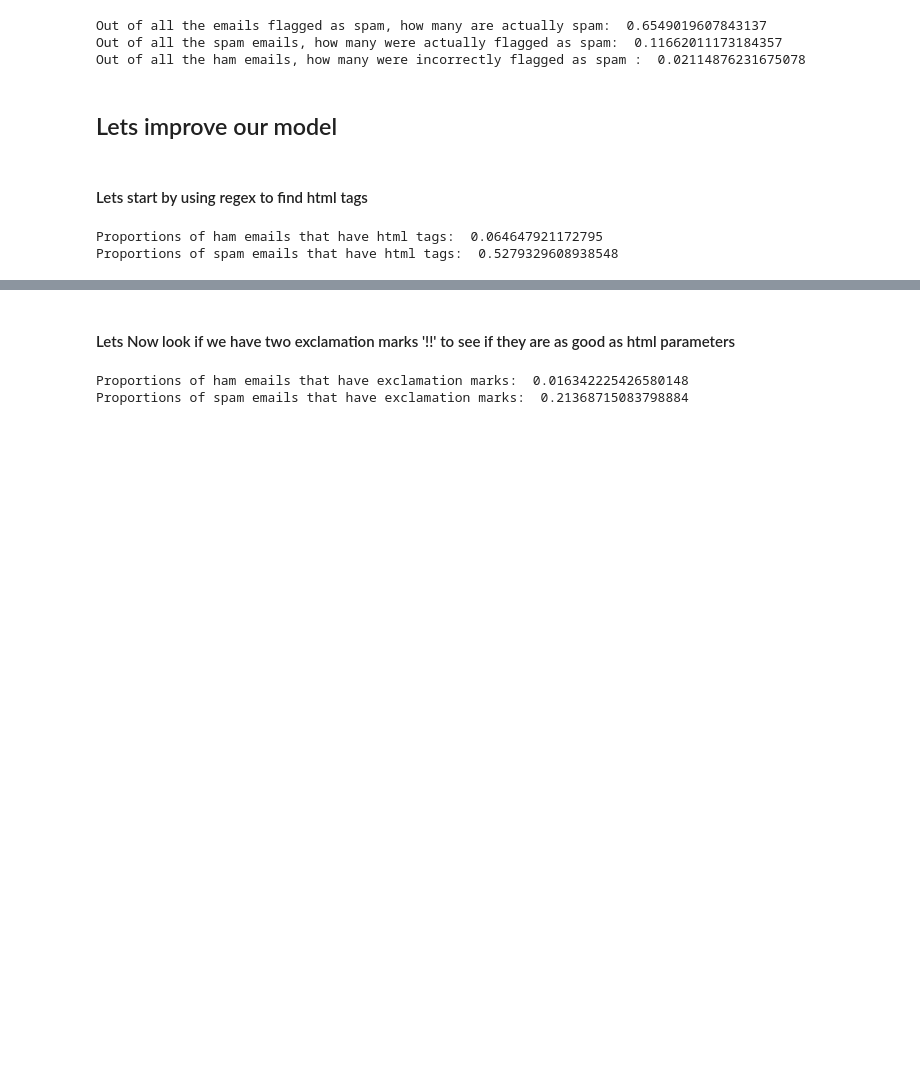
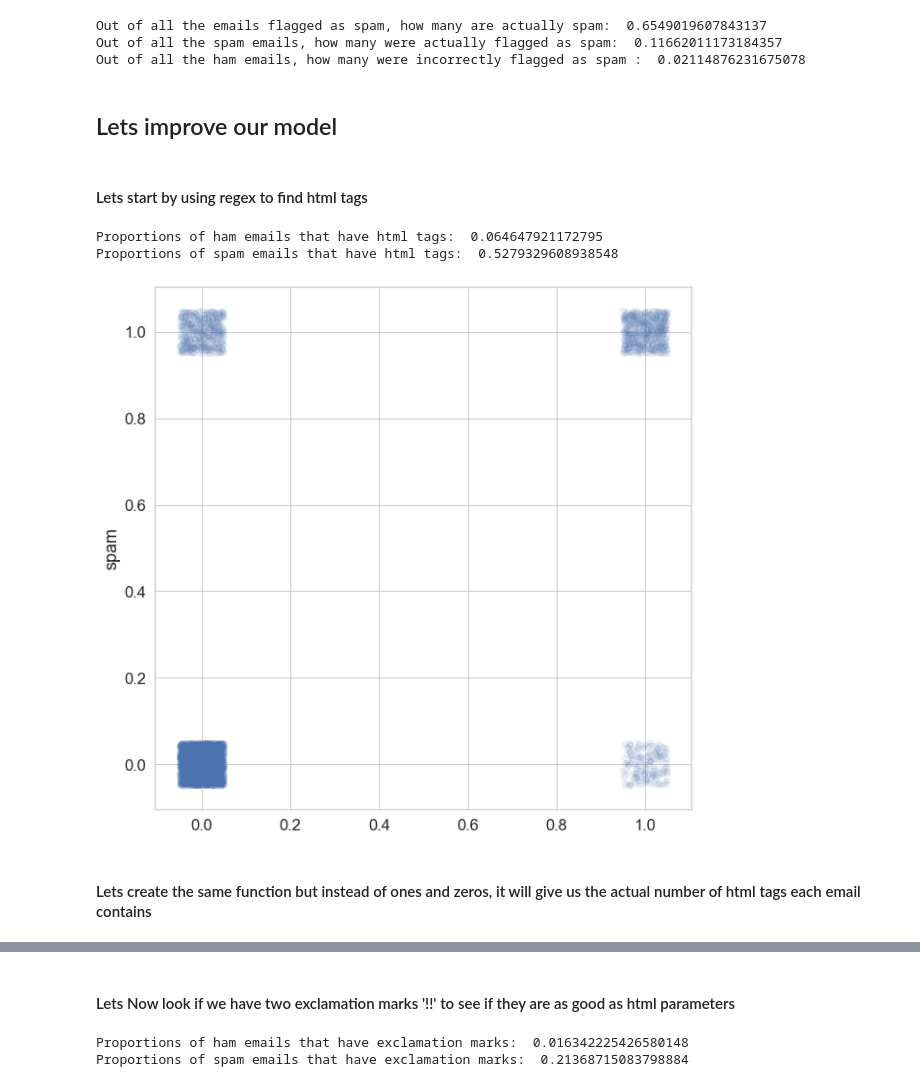
Before and after one commit to Otm639e/email_classifier, a Jupyter notebook: email_classifier.ipynb, the cells around one changed output, grey strips where cells are left out. Saved outputs shown, nothing was run; the diff lists cells and outputs as text; code cells hidden in the pictures; blank space fills up the shorter version.

Commit message:
Uploaded visualizations

```diff
--- a/email_classifier.ipynb
+++ b/email_classifier.ipynb
@@ -226,3 +226,10 @@ print("Proportions of spam emails that have html tags: ", tags_in_spam)
 # %% [output]
 Proportions of ham emails that have html tags:  0.064647921172795
 Proportions of spam emails that have html tags:  0.5279329608938548
+# %%
+plt.figure(figsize=(10, 10))
+sns.regplot(data=train, x=find_html_tags(train['email']), y='spam', fit_reg = False, y_jitter=0.05, x_jitter=0.05, scatter_kws = {'alpha' : 0.05});
+# %% [output]
+[figure, added]
+# %% [markdown]
+#### Lets create the same function but instead of ones and zeros, it will give us the actual number of html tags each email contains
```
Also changed, not shown: parts of 17 cells of this notebook.
